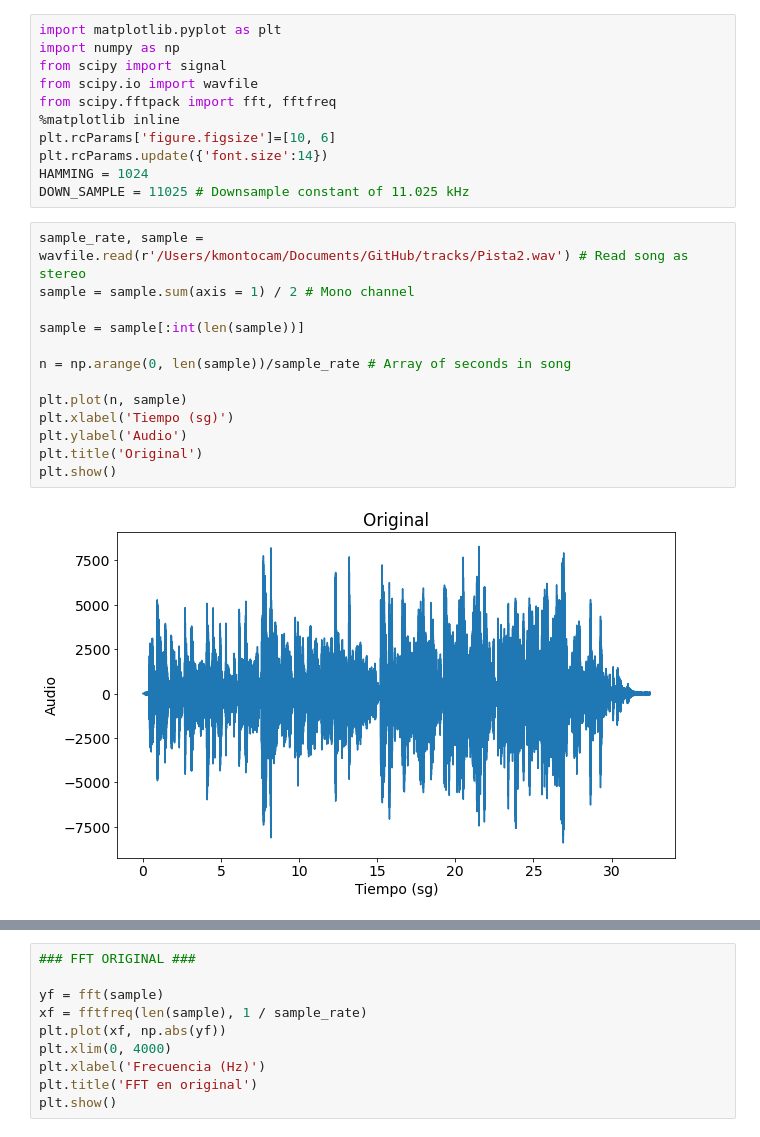
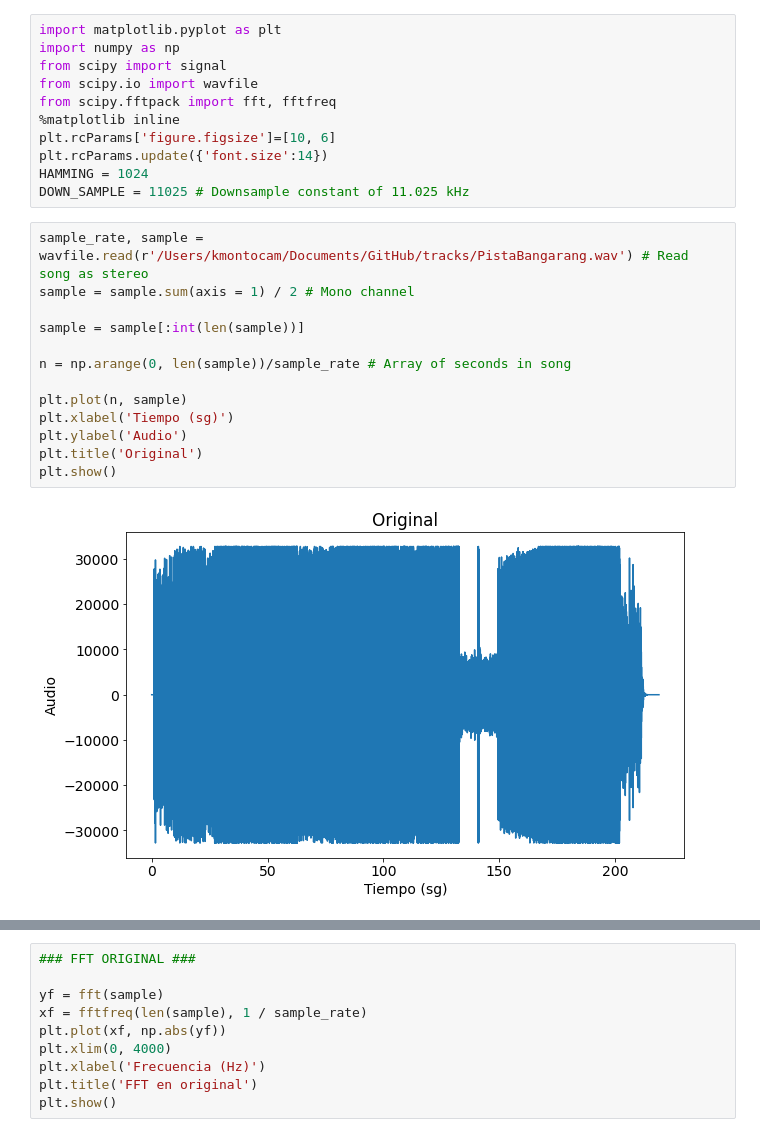
Before and after one commit to kmontocam/SP_F1009_EQ2, a Jupyter notebook: SP_F1009_EQ2.ipynb, the cells around one changed output, grey strips where cells are left out. Cells and saved outputs as stored; diff of their text form.

```diff
--- a/SP_F1009_EQ2.ipynb
+++ b/SP_F1009_EQ2.ipynb
@@ -10,20 +10,20 @@ plt.rcParams.update({'font.size':14})
 HAMMING = 1024
 DOWN_SAMPLE = 11025 # Downsample constant of 11.025 kHz
 # %%
-sample_rate, sample = wavfile.read(r'/Users/kmontocam/Documents/GitHub/tracks/Pista2.wav') # Read song as stereo
+sample_rate, sample = wavfile.read(r'/Users/kmontocam/Documents/GitHub/tracks/PistaBangarang.wav') # Read song as stereo
 sample = sample.sum(axis = 1) / 2 # Mono channel
 
 sample = sample[:int(len(sample))]
 
 n = np.arange(0, len(sample))/sample_rate # Array of seconds in song
 
 plt.plot(n, sample)
 plt.xlabel('Tiempo (sg)')
 plt.ylabel('Audio')
 plt.title('Original')
 plt.show()
 # %% [output]
-[figure, old version]
+[figure, new version]
 # %%
 ### ESPECTROGRAMA ORIGINAL ###
 
```
Also changed, not shown: parts of 3 cells of this notebook, 13 other files.
